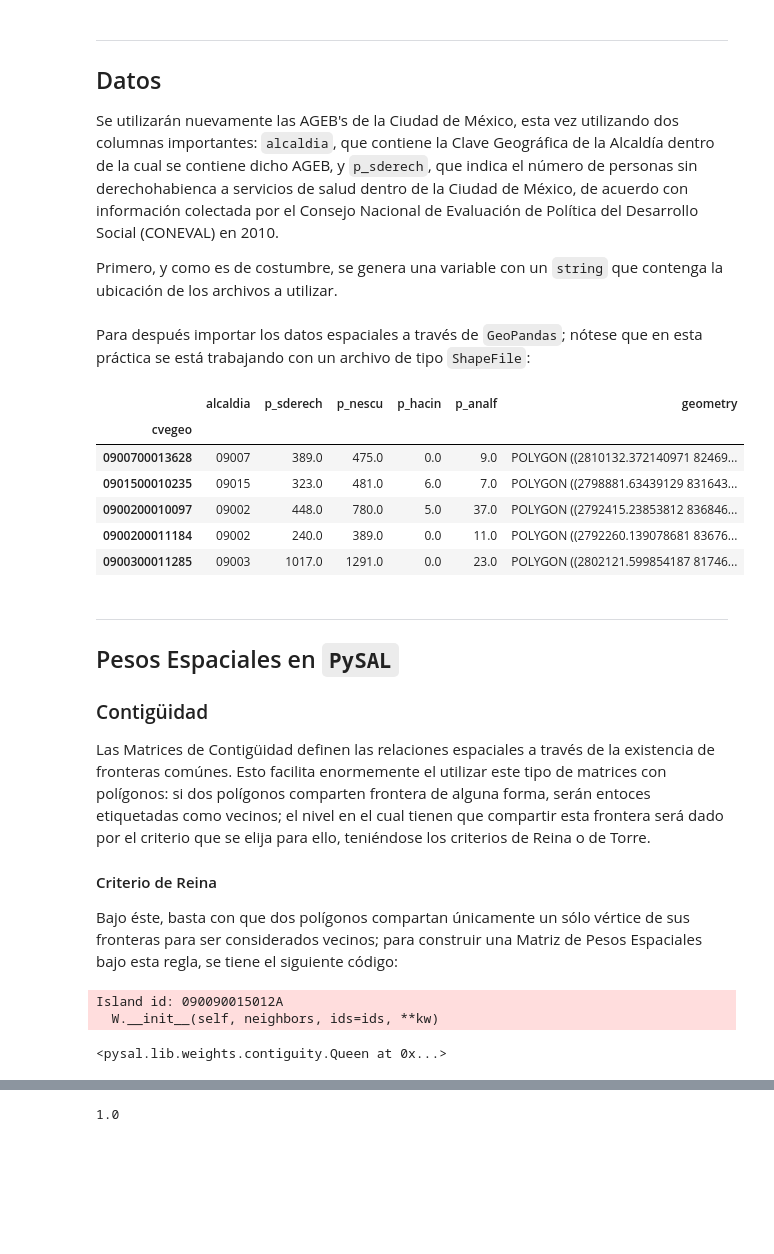
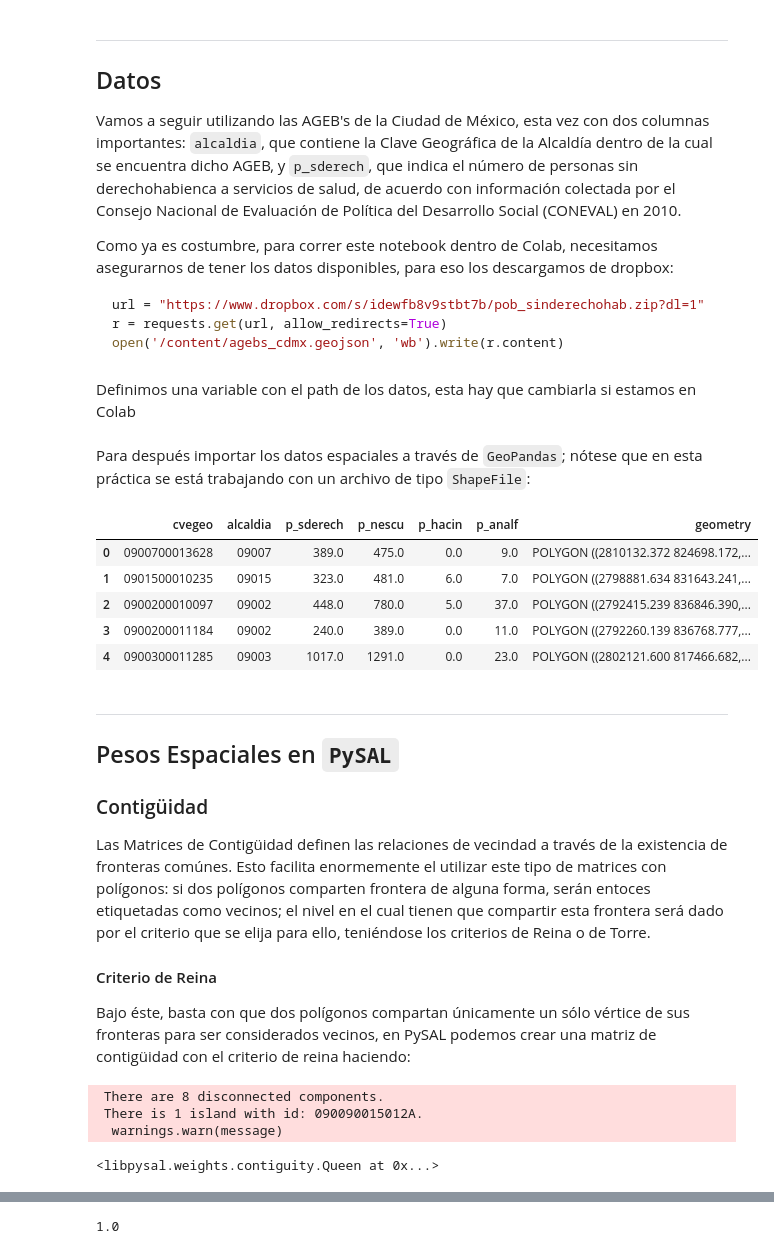
Before and after one commit to CentroGeo/curso-geoinformatica-2, a Jupyter notebook: 04_pesosespaciales/04_pesosespaciales.ipynb, the cells around one changed output, grey strips where cells are left out. Cells and saved outputs as stored; diff of their text form; code cells hidden in the pictures; blank space fills up the shorter version.

`````diff
--- a/04_pesosespaciales/04_pesosespaciales.ipynb
+++ b/04_pesosespaciales/04_pesosespaciales.ipynb
@@ -33,9 +29,17 @@ You can install them with  `pip install urbanaccess pandana` or `conda install -
 # %% [markdown]
 ___
 ## Datos
-Se utilizarán nuevamente las AGEB's de la Ciudad de México, esta vez utilizando dos columnas importantes: `alcaldia`, que contiene la Clave Geográfica de la Alcaldía dentro de la cual se contiene dicho AGEB, y `p_sderech`, que indica el número de personas sin derechohabienca a servicios de salud dentro de la Ciudad de México, de acuerdo con información colectada por el Consejo Nacional de Evaluación de Política del Desarrollo Social (CONEVAL) en 2010.
+Vamos a seguir utilizando las AGEB's de la Ciudad de México, esta vez con dos columnas importantes: `alcaldia`, que contiene la Clave Geográfica de la Alcaldía dentro de la cual se encuentra dicho AGEB, y `p_sderech`, que indica el número de personas sin derechohabienca a servicios de salud, de acuerdo con información colectada por el Consejo Nacional de Evaluación de Política del Desarrollo Social (CONEVAL) en 2010.
 
-Primero, y como es de costumbre, se genera una variable con un `string` que contenga la ubicación de los archivos a utilizar.
+Como ya es costumbre, para correr este notebook dentro de Colab, necesitamos asegurarnos de tener los datos disponibles, para eso los descargamos de dropbox:
+
+````Python
+url = "https://www.dropbox.com/s/idewfb8v9stbt7b/pob_sinderechohab.zip?dl=1"
+r = requests.get(url, allow_redirects=True)
+open('/content/agebs_cdmx.geojson', 'wb').write(r.content)
+````
+# %% [markdown]
+Definimos una variable con el path de los datos, esta hay que cambiarla si estamos en Colab
 # %%
 f = 'data/'
 # %% [markdown]
@@ -43,34 +47,30 @@ Para después importar los datos espaciales a través de `GeoPandas`; nótese qu
 # %%
 # Importar el archivo a través de GeoPandas
 agebs = gpd.read_file(f + 'pob_sinderechohab.shp')
-
-# Asignar las Claves Geográficas como los índices de las tablas
-agebs = agebs.set_index('cvegeo')
-
-# Explorar el contenido de la tabla
 agebs.head()
 # %% [output]
-|  | alcaldia | p_sderech | p_nescu | p_hacin | p_analf | geometry |
-| cvegeo |  |  |  |  |  |  |
-| 0900700013628 | 09007 | 389.0 | 475.0 | 0.0 | 9.0 | POLYGON ((2810132.372140971 82469... |
-| 0901500010235 | 09015 | 323.0 | 481.0 | 6.0 | 7.0 | POLYGON ((2798881.63439129 831643... |
-| 0900200010097 | 09002 | 448.0 | 780.0 | 5.0 | 37.0 | POLYGON ((2792415.23853812 836846... |
-| 0900200011184 | 09002 | 240.0 | 389.0 | 0.0 | 11.0 | POLYGON ((2792260.139078681 83676... |
-| 0900300011285 | 09003 | 1017.0 | 1291.0 | 0.0 | 23.0 | POLYGON ((2802121.599854187 81746... |
+|  | cvegeo | alcaldia | p_sderech | p_nescu | p_hacin | p_analf | geometry |
+| 0 | 0900700013628 | 09007 | 389.0 | 475.0 | 0.0 | 9.0 | POLYGON ((2810132.372 824698.172,... |
+| 1 | 0901500010235 | 09015 | 323.0 | 481.0 | 6.0 | 7.0 | POLYGON ((2798881.634 831643.241,... |
+| 2 | 0900200010097 | 09002 | 448.0 | 780.0 | 5.0 | 37.0 | POLYGON ((2792415.239 836846.390,... |
+| 3 | 0900200011184 | 09002 | 240.0 | 389.0 | 0.0 | 11.0 | POLYGON ((2792260.139 836768.777,... |
+| 4 | 0900300011285 | 09003 | 1017.0 | 1291.0 | 0.0 | 23.0 | POLYGON ((2802121.600 817466.682,... |
 # %% [markdown]
 ___
 ## Pesos Espaciales en `PySAL`
 ### Contigüidad
 
-Las Matrices de Contigüidad definen las relaciones espaciales a través de la existencia de fronteras comúnes. Esto facilita enormemente el utilizar este tipo de matrices con polígonos: si dos polígonos comparten frontera de alguna forma, serán entoces etiquetadas como vecinos; el nivel en el cual tienen que compartir esta frontera será dado por el criterio que se elija para ello, teniéndose los criterios de Reina o de Torre.
+Las Matrices de Contigüidad definen las relaciones de vecindad a través de la existencia de fronteras comúnes. Esto facilita enormemente el utilizar este tipo de matrices con polígonos: si dos polígonos comparten frontera de alguna forma, serán entoces etiquetadas como vecinos; el nivel en el cual tienen que compartir esta frontera será dado por el criterio que se elija para ello, teniéndose los criterios de Reina o de Torre.
 
 #### Criterio de Reina
-Bajo éste, basta con que dos polígonos compartan únicamente un sólo vértice de sus fronteras para ser considerados vecinos; para construir una Matriz de Pesos Espaciales bajo esta regla, se tiene el siguiente código:
+
+Bajo éste, basta con que dos polígonos compartan únicamente un sólo vértice de sus fronteras para ser considerados vecinos, en PySAL podemos crear una matriz de contigüidad con el criterio de reina haciendo:
 # %%
-m_reina = ps.lib.weights.Queen.from_shapefile(f + 'pob_sinderechohab.shp', idVariable = 'cvegeo')
+m_reina = Queen.from_dataframe(agebs, idVariable='cvegeo')
 m_reina
 # %% [output]
-Island id: 090090015012A
-  W.__init__(self, neighbors, ids=ids, **kw)
+ There are 8 disconnected components.
+ There is 1 island with id: 090090015012A.
+  warnings.warn(message)
-<pysal.lib.weights.contiguity.Queen at 0x...>
+<libpysal.weights.contiguity.Queen at 0x...>
 # %% [markdown]
`````
Also changed, not shown: parts of 50 cells of this notebook, 1 other file.
